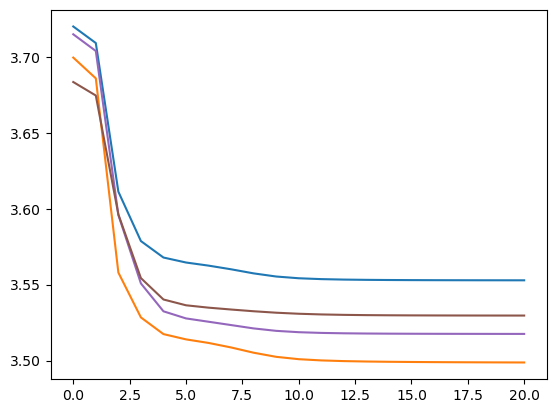
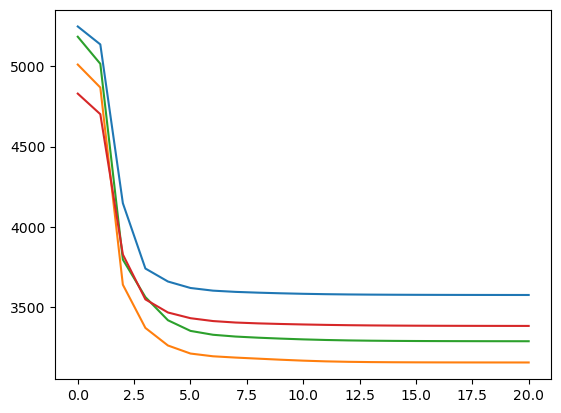
Code edit (unified diff) that turned the first committed figure into the second:
--- before
+++ after
@@ -1,4 +1,3 @@
 # look at error
-from pathfinder import utils
-
-_ = utils.plot_error(err)
+import matplotlib.pyplot as plt
+_ = plt.plot(algo._loss)

Commit: refactor code : now interface for JointDecomp is like jointSVD